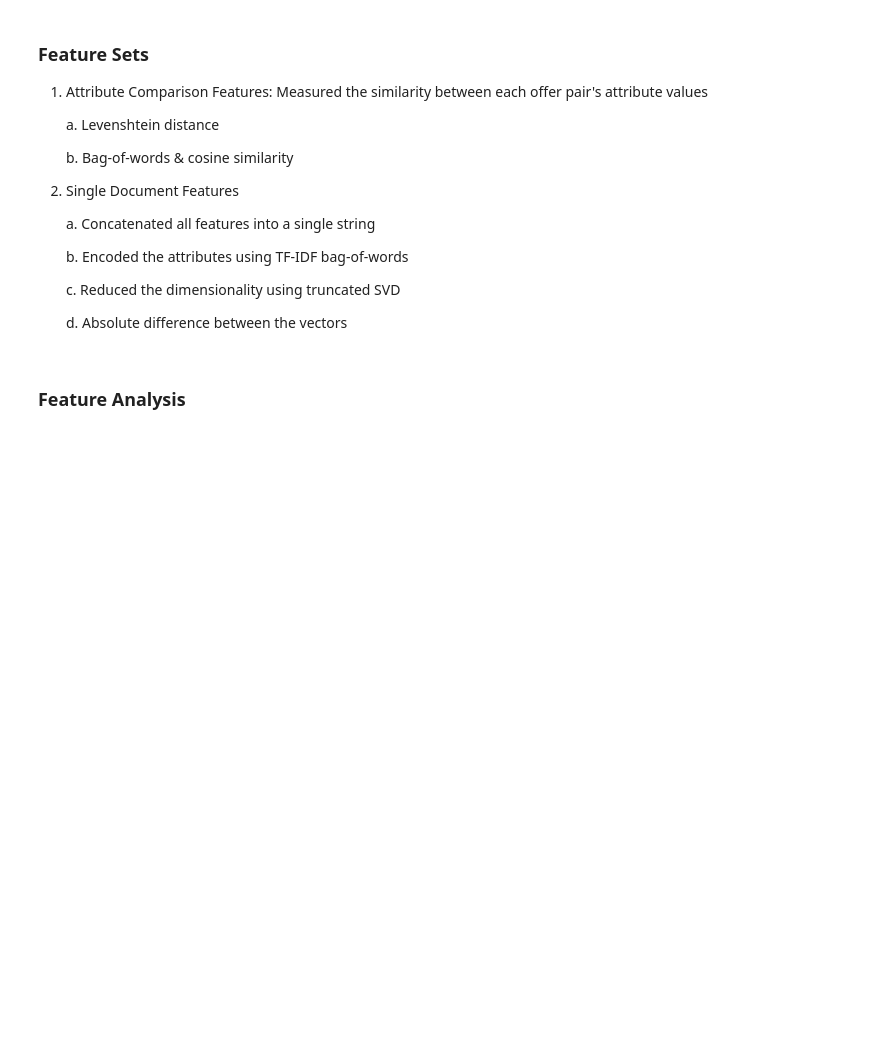
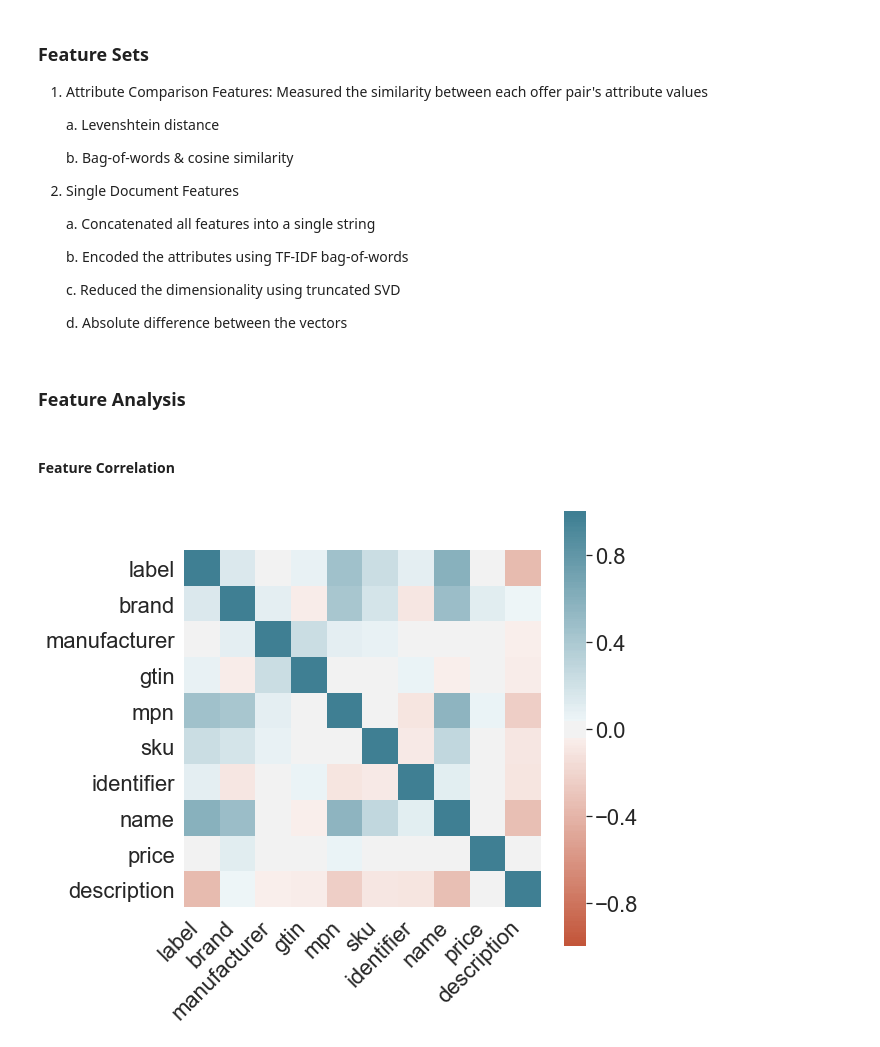
Before and after one commit to kylegilde/Entity-Matching-in-Online-Retail, a Jupyter notebook: Presentation.ipynb, the cells around one changed output. Drawn from its saved outputs; the diff is of its cells as text; code cells hidden in the pictures; blank space fills up the shorter version.

```diff
--- a/Presentation.ipynb
+++ b/Presentation.ipynb
@@ -274,3 +275,29 @@ sns.countplot(x='file_category', data=test_characteristics, palette=sns.color_pa
     d. Absolute difference between the vectors
 # %% [markdown]
 ### Feature Analysis
+# %% [markdown]
+#### Feature Correlation
+# %%
+feature_corr = attribute_comp_features_9.corr()
+# %%
+plt.figure(figsize=(8, 8))
+sns.set(font_scale=2)
+
+ax = sns.heatmap(
+    feature_corr,
+    vmin=-1, vmax=1, center=0,
+    cmap=sns.diverging_palette(20, 220, n=200),
+    square=True
+)
+
+# ax.set_title('Correlation')
+settings =\
+ax.set_xticklabels(
+    ax.get_xticklabels(),
+    rotation=45,
+    horizontalalignment='right'
+)
+
+# source: https://towardsdatascience.com/better-heatmaps-and-correlation-matrix-plots-in-python-41445d0f2bec
+# %% [output]
+[figure, added]
```
Also changed, not shown: parts of 20 cells of this notebook, 4 other files.
